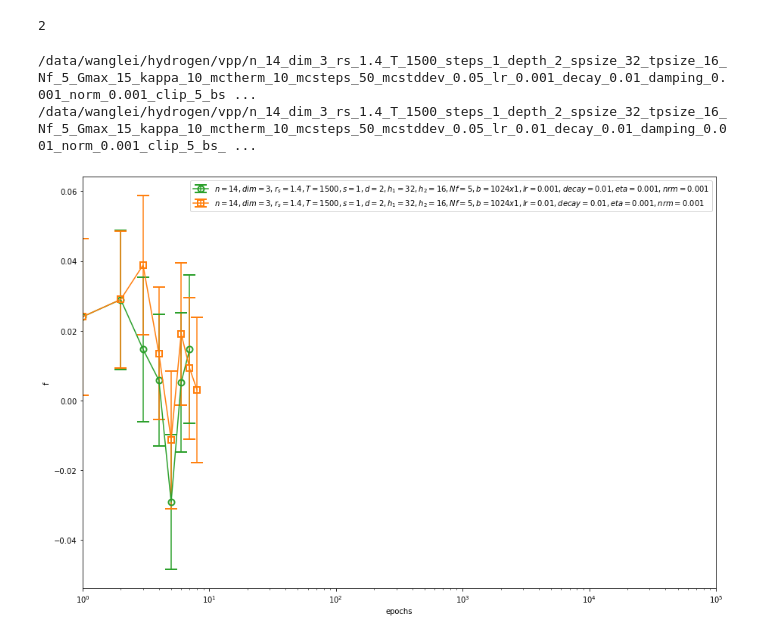
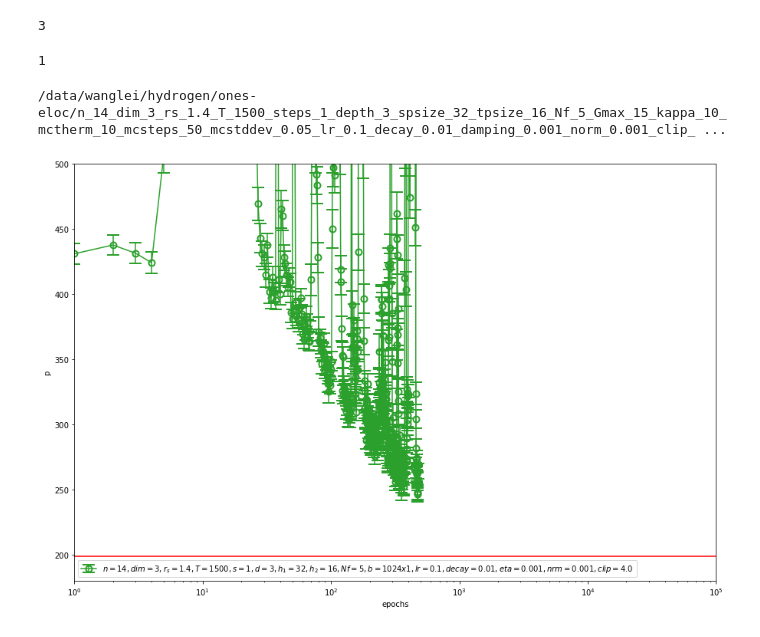
Before and after one commit to fermiflow/hydrogen, a Jupyter notebook: analysis/analysis.ipynb, the cells around one changed output. Saved outputs shown, nothing was run; the diff lists cells and outputs as text; code cells hidden in the pictures.

Commit message:
adding pnas refs data, scan rs at 1200K

```diff
--- a/analysis/analysis.ipynb
+++ b/analysis/analysis.ipynb
@@ -7,3 +7,7 @@ import os
 
 from parser import parse_filename, natural_sort
 import pandas as pd
+# %%
+ref_file = '/home/wanglei/hydrogen/analysis/refs/pnas2016.csv'
+ref_df = pd.read_csv(ref_file, delimiter=r"\s+")
+ref_df
@@ -10,46 +28,67 @@ import pandas as pd
 # %%
-nicknames = ['vpp']
+T, rs = 1500, 1.4
+nicknames = ['ones-eloc']
 files = []
 for nickname in nicknames:
-    files += glob("/data/wanglei/hydrogen/"+nickname+"/n_*_dim_3_rs_1.4*_T_1500*spsize_*tpsize_*mcsteps_*lr_*/data.txt")
+    files += glob("/data/wanglei/hydrogen/"+nickname+"/n_14*_dim_3_rs_%g*_T_%g_*depth_*spsize_*tpsize_*mcsteps_*lr_*/data.txt"%(rs, T))
 files = list(filter(lambda f: os.path.getsize(f)!=0, files))
 files = natural_sort(files)
 len(files)
 # %% [output]
-2
+3
+# %%
+def cond(f):
+    n, dim, rs, T, s, d, h1, h2, b, a, lr, decay, eta, maxnorm, Nf, clip = parse_filename(f)
+    return lr >= 0.1 and b < 8192 and ('_ht_' not in f) and rs <1.46
+files = list(filter(cond , files))
+len(files)
+# %% [output]
+1
 # %%
-obs = 'f'
+obs = 'p'
 
 markers = ['o', 's', 'D', '*', 'x', '^', '<', 'h', '>', 'd', 'X', 'v', 'h', '1']
 colors = ['C2', 'C1','C0', 'C3', 'C4', 'C6', 'C5', 'C7', 'C8', 'C9', 'C10', 'C11', 'C12', 'C13']
 
 plt.figure(figsize=(15,10))
 for f, marker, color in zip(files, markers, colors):
-    n, dim, rs, T, s, d, h1, h2, b, a, lr, decay, eta, maxnorm, Nf = parse_filename(f)
-    print  (f, dim, rs, T, s, d, h1, h2, b, a, lr, eta, maxnorm)
+    n, dim, rs, T, s, d, h1, h2, b, a, lr, decay, eta, maxnorm, Nf, clip = parse_filename(f)
+
+    print  (f)
     df = pd.read_csv(f, delimiter=r"\s+")
-    label = r'$n=%s,dim=%s,r_s=%s,T=%g,s=%s,d=%s,h_1=%s,h_2=%s,Nf=%s,b=%sx%s,lr=%s,decay=%s,eta=%s,nrm=%s$'\
-                %(n,dim,rs,T,s,d,h1,h2,Nf,b,a,lr,decay,eta,maxnorm)
+    label = r'$n=%s,dim=%s,r_s=%s,T=%g,s=%s,d=%s,h_1=%s,h_2=%s,Nf=%s,b=%sx%s,lr=%s,decay=%s,eta=%s,nrm=%s,clip=%s$'\
+                %(n,dim,rs,T,s,d,h1,h2,Nf,b,a,lr,decay,eta,maxnorm,clip)
 
-    if obs == 'v':
+    if obs == 'vtot':
         y = df['vpp'].values + df['vep'].values + df['vee'].values
         yerr = np.sqrt(df['vpp_err'].values**2 + df['vep_err'].values**2 + df['vee_err'].values**2)
+    elif obs == 'etot':
+        y = df['e'].values + df['vpp'].values
+        yerr = np.sqrt(df['e_err'].values**2 + df['vpp_err'].values**2)
+    elif obs in ['acc_s', 'acc_x']:
+        y = df[obs].values
+        yerr = np.zeros_like(y)
     else:
         y, yerr = df[obs].values, df[obs+'_err'].values
 
     plt.errorbar(df['epoch'].values, y, yerr=yerr,
                  marker=marker, color=color,markerfacecolor='none',
                  markeredgewidth=2, ms=8, capsize=8, label=label)
 
+    if obs in ['etot', 'p']:
+        ref_value = ref_df.query('(T==%g) & (rs==%g)'%(T, rs))[obs].values[0]
+        if obs == 'etot': ref_value *= 2
+        plt.axhline(y=ref_value, color='r')
+
+
+    if obs == 'p': plt.ylim([180, 500])
+    if obs == 'etot': plt.ylim([-2, 1])
 
 plt.legend(loc='best')
 plt.ylabel(obs)
 plt.xlabel('epochs')
-#plt.ylim([6.8, 7])
-#plt.ylim([-0.16, -0.10])
 plt.xlim([1, 1e5])
 plt.xscale('log')
 # %% [output]
-/data/wanglei/hydrogen/vpp/n_14_dim_3_rs_1.4_T_1500_steps_1_depth_2_spsize_32_tpsize_16_Nf_5_Gmax_15_kappa_10_mctherm_10_mcsteps_50_mcstddev_0.05_lr_0.001_decay_0.01_damping_0.001_norm_0.001_clip_5_bs ...
-/data/wanglei/hydrogen/vpp/n_14_dim_3_rs_1.4_T_1500_steps_1_depth_2_spsize_32_tpsize_16_Nf_5_Gmax_15_kappa_10_mctherm_10_mcsteps_50_mcstddev_0.05_lr_0.01_decay_0.01_damping_0.001_norm_0.001_clip_5_bs_ ...
+/data/wanglei/hydrogen/ones-eloc/n_14_dim_3_rs_1.4_T_1500_steps_1_depth_3_spsize_32_tpsize_16_Nf_5_Gmax_15_kappa_10_mctherm_10_mcsteps_50_mcstddev_0.05_lr_0.1_decay_0.01_damping_0.001_norm_0.001_clip_ ...
-[figure, old version]
+[figure, new version]
```
Also changed, not shown: parts of 2 cells of this notebook, 2 other files.
